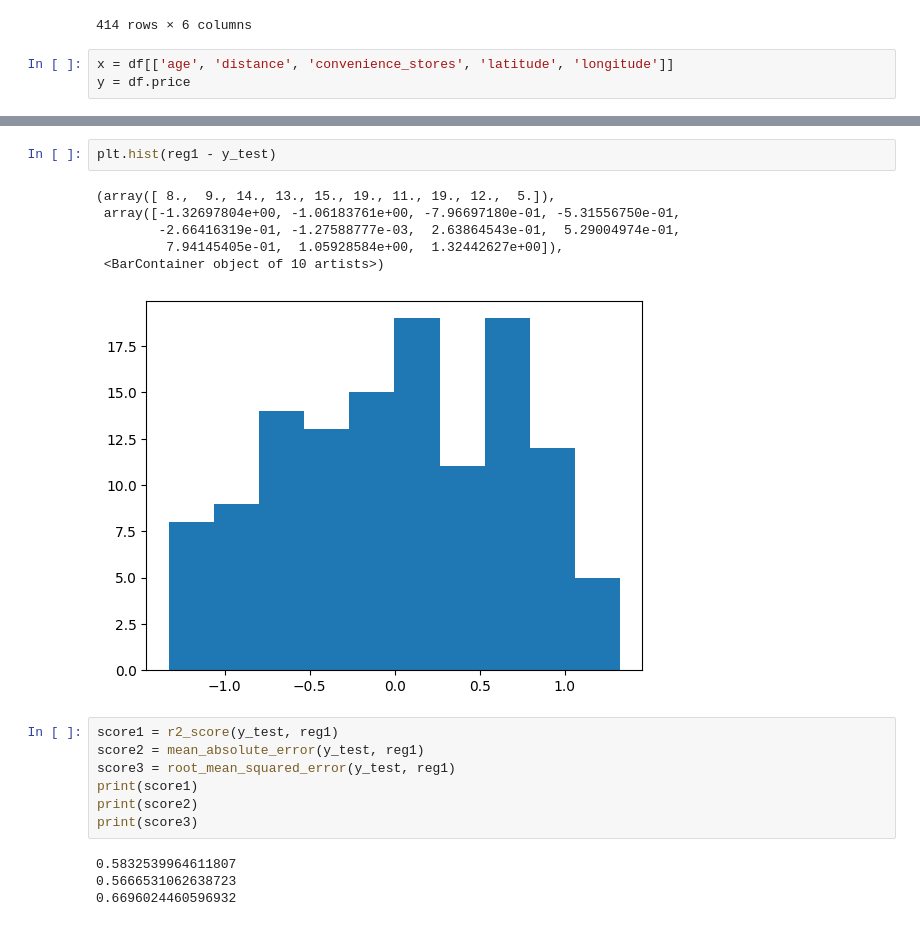
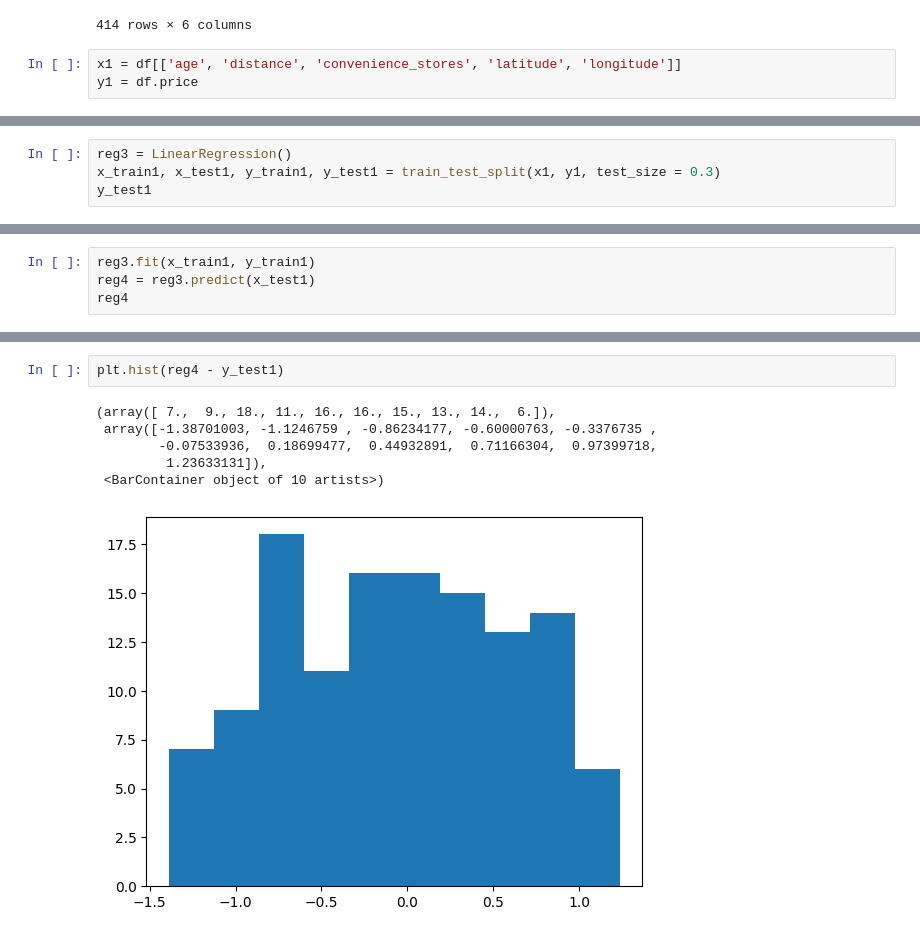
Before and after one commit to skhicha/Shubham-Khicha, a Jupyter notebook: python5.ipynb, the cells around one changed output, grey strips where cells are left out. Saved outputs shown, nothing was run; the diff lists cells and outputs as text.

```diff
--- a/python5.ipynb
+++ b/python5.ipynb
@@ -125,5 +140,5 @@ df
 | 413 | -0.545416 | -0.814866 | 0.602812 | -0.857212 | 0.227319 | 0.538931 |
 414 rows × 6 columns
 # %%
-x = df[['age', 'distance', 'convenience_stores', 'latitude', 'longitude']]
-y = df.price
+x1 = df[['age', 'distance', 'convenience_stores', 'latitude', 'longitude']]
+y1 = df.price
@@ -167,0 +145,4 @@ array([ 2.58389585e-02,  1.32055847e-01, -1.44237664e-01, -1.44108599e+00,
+# %%
+reg3 = LinearRegression()
+x_train1, x_test1, y_train1, y_test1 = train_test_split(x1, y1, test_size = 0.3)
+y_test1
@@ -167,0 +162,4 @@ array([ 2.58389585e-02,  1.32055847e-01, -1.44237664e-01, -1.44108599e+00,
+# %%
+reg3.fit(x_train1, y_train1)
+reg4 = reg3.predict(x_test1)
+reg4
@@ -168,20 +184,9 @@ array([ 2.58389585e-02,  1.32055847e-01, -1.44237664e-01, -1.44108599e+00,
 # %%
-plt.hist(reg1 - y_test)
+plt.hist(reg4 - y_test1)
 # %% [output]
-(array([ 8.,  9., 14., 13., 15., 19., 11., 19., 12.,  5.]),
- array([-1.32697804e+00, -1.06183761e+00, -7.96697180e-01, -5.31556750e-01,
-        -2.66416319e-01, -1.27588777e-03,  2.63864543e-01,  5.29004974e-01,
-         7.94145405e-01,  1.05928584e+00,  1.32442627e+00]),
+(array([ 7.,  9., 18., 11., 16., 16., 15., 13., 14.,  6.]),
+ array([-1.38701003, -1.1246759 , -0.86234177, -0.60000763, -0.3376735 ,
+        -0.07533936,  0.18699477,  0.44932891,  0.71166304,  0.97399718,
+         1.23633131]),
  <BarContainer object of 10 artists>)
-[figure, old version]
+[figure, new version]
-# %%
-score1 = r2_score(y_test, reg1)
-score2 = mean_absolute_error(y_test, reg1)
-score3 = root_mean_squared_error(y_test, reg1)
-print(score1)
-print(score2)
-print(score3)
-# %% [output]
-0.5832539964611807
-0.5666531062638723
-0.6696024460596932
```
Also changed, not shown: parts of 10 cells of this notebook.
